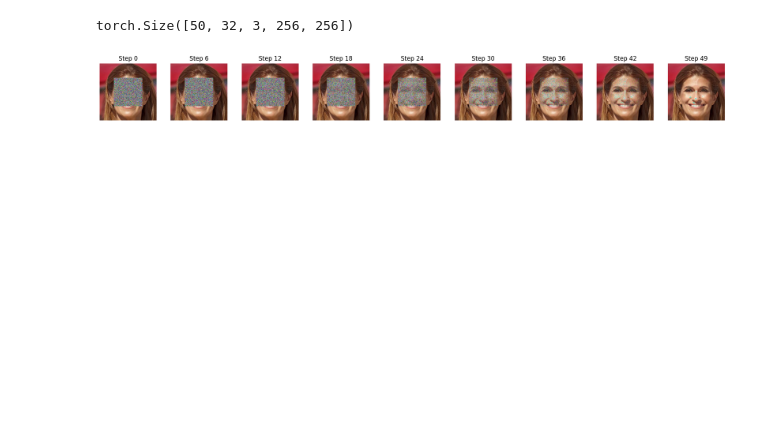
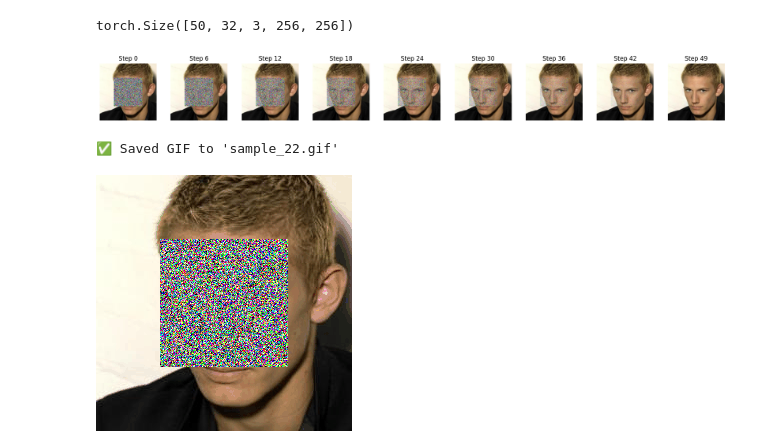
Before and after one commit to binhphap5/Flow-Matching-Inpainting, a Jupyter notebook: inpainting_CFM.ipynb, the cells around one changed output. Cells and saved outputs as stored; diff of their text form; code cells hidden in the pictures; blank space fills up the shorter version.

```diff
--- a/inpainting_CFM.ipynb
+++ b/inpainting_CFM.ipynb
@@ -98,7 +99,8 @@ import torchvision.transforms.functional as F
 
 # Chuyển tensor về ảnh (range [0,1] để hiển thị)
 def tensor_to_image(tensor):
-    return F.to_pil_image((tensor+1)/2)  # Chuẩn hóa từ [-1,1] về [0,1]
+    return F.to_pil_image((tensor.clamp(-1, 1) + 1) / 2)
+  # Chuẩn hóa từ [-1,1] về [0,1]
 
 gt_image = tensor_to_image(sample["gt_image"])       # Ảnh gốc
 mask = tensor_to_image(sample["mask"])               # Mask
@@ -156,20 +158,34 @@ for epoch in range(n_epochs):
     for i, data in tqdm(enumerate(train_loader)):
         optimizer.zero_grad()
 
+        # x1 là ảnh gốc
         x1 = data["gt_image"].to(device)
         mask = data["mask"].to(device)
 
+        # Tạo x0 là ảnh full noise
         x0 = torch.randn_like(x1).to(device)
+        # x_noise giữ lại phần noise của x0 tại trung tâm, vùng rìa sẽ là ảnh gốc x1
         x_noise = x1 * (1.0 - mask) + mask * x0
+
+        # Tạo t là thời gian random trong [0, 1), với kích thước (batch_size, 1, 1, 1) để nhân với ảnh x_noise
         t = torch.rand((x1.shape[0],1,1,1), device=device)
 
+        # Tạo x_t là ảnh tại thời điểm t
         x_t = (1.0 - t) * x_noise + t * x1
 
+        # Ảnh x_t này cũng phải giữ lại phần rìa là ảnh gốc x1, phần trung tâm là noise tại t
+        # Có thể nói x_cond chính là x_t nhưng với phần rìa là ảnh gốc x1
         x_cond = mask * x_t + (1.0 - mask) * x1
 
+        # v_gt là velocity ground truth
         v_gt = x1 - x_noise
+
+        # squeeze t lại để có kích thước (batch_size,)
+        t = t.squeeze()
+
         v_pred = model(t, x_cond)
 
+        # phải nhân với mask để chỉ tính loss tại vùng mask
         loss = torch.mean(((v_pred - v_gt)**2)*mask)
 
         loss.backward()
@@ -228,31 +244,56 @@ traj.shape
 # %% [output]
 torch.Size([50, 32, 3, 256, 256])
 # %%
-def show_sampling_progress(traj, sample_idx=0, num_steps=9):
+from IPython.display import display, Image as IPyImage
+
+def show_and_save_sampling_progress(traj, sample_idx=0, num_steps=9, save_path="sampling.gif", duration=300):
     """
-    Hiển thị quá trình sampling cho 1 sample trong batch.
+    Hiển thị quá trình sampling (dạng ảnh) và đồng thời lưu thành file GIF.
 
     Args:
-        traj (Tensor): Tensor 4D (T, B, C, H, W)
-        sample_idx (int): index sample trong batch B
-        num_steps (int): số bước sampling muốn hiển thị
+        traj (Tensor): Tensor 5D (T, B, C, H, W)
+        sample_idx (int): Index của sample trong batch
+        num_steps (int): Số bước sampling để hiển thị và lưu gif
+        save_path (str): Đường dẫn file gif muốn lưu
+        duration (int): Thời gian mỗi frame (milliseconds)
     """
     T = traj.shape[0]
     assert num_steps <= T, "Số bước cần hiển thị phải nhỏ hơn hoặc bằng tổng số bước."
 
-    # Chọn các bước cách đều từ 0 đến T-1
-    indices = torch.linspace(0, T-1, num_steps).long()
+    # Lấy các bước cách đều từ 0 đến T-1
+    indices = torch.linspace(0, T - 1, num_steps).long()
 
-    fig, axes = plt.subplots(1, num_steps, figsize=(num_steps*2, 2))
+    fig, axes = plt.subplots(1, num_steps, figsize=(num_steps * 2, 2))
+    frames = []
+
     for i, idx in enumerate(indices):
-        image_tensor = traj[idx, sample_idx]  # (C, H, W)
-        image = tensor_to_image(image_tensor.cpu())
-        axes[i].imshow(image)
-        axes[i].axis('off')
+        img_tensor = traj[idx, sample_idx]  # (C, H, W)
+        pil_img = tensor_to_image(img_tensor.cpu())
+        frames.append(pil_img)
+
+        # Hiển thị bằng matplotlib
+        axes[i].imshow(pil_img)
+        axes[i].axis("off")
         axes[i].set_title(f"Step {idx.item()}")
+
     plt.tight_layout()
     plt.show()
 
-show_sampling_progress(traj, sample_idx=12, num_steps=9)
+    # Save GIF
+    frames[0].save(
+        save_path,
+        save_all=True,
+        append_images=frames[1:],
+        duration=duration,
+        loop=0
+    )
+    print(f"✅ Saved GIF to '{save_path}'")
+
+    display(IPyImage(filename=save_path))
+
+sample_idx = 22
+show_and_save_sampling_progress(traj, sample_idx=sample_idx, num_steps=9, save_path=f"sample_{sample_idx}.gif")
 # %% [output]
-[figure, old version]
+[figure, new version]
+✅ Saved GIF to 'sample_22.gif'
+[figure, added]
```
Also changed, not shown: parts of 4 cells of this notebook, 5 other files.
